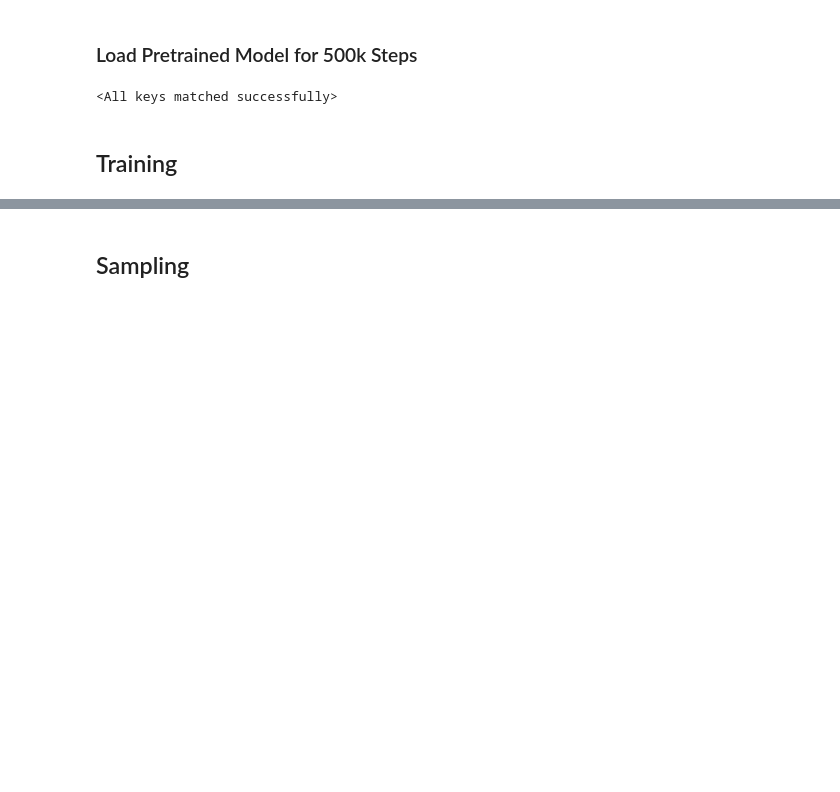
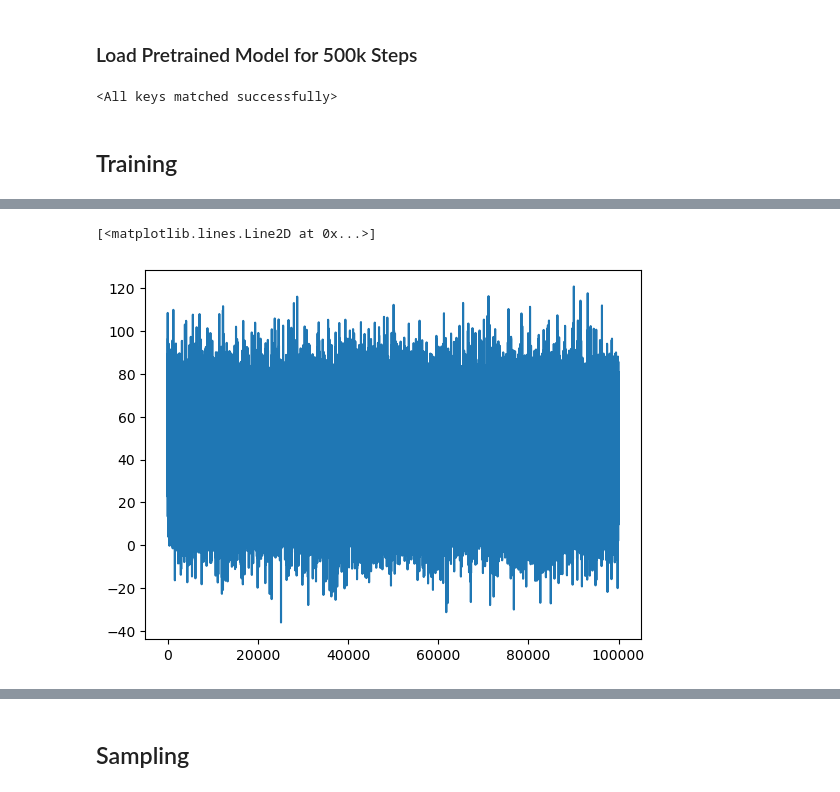
Before and after one commit to alexxevans/2nd-Order-Flow-Matching, a Jupyter notebook: flow-matching.ipynb, the cells around one changed output, grey strips where cells are left out. Drawn from its saved outputs; the diff is of its cells as text; code cells hidden in the pictures; blank space fills up the shorter version.

```diff
--- a/flow-matching.ipynb
+++ b/flow-matching.ipynb
@@ -162,0 +168,5 @@ plt.plot(losses)
+# %%
+plt.plot(accel_losses)
+# %% [output]
+[<matplotlib.lines.Line2D at 0x...>]
+[figure, added]
```
Also changed, not shown: parts of 4 cells of this notebook.
